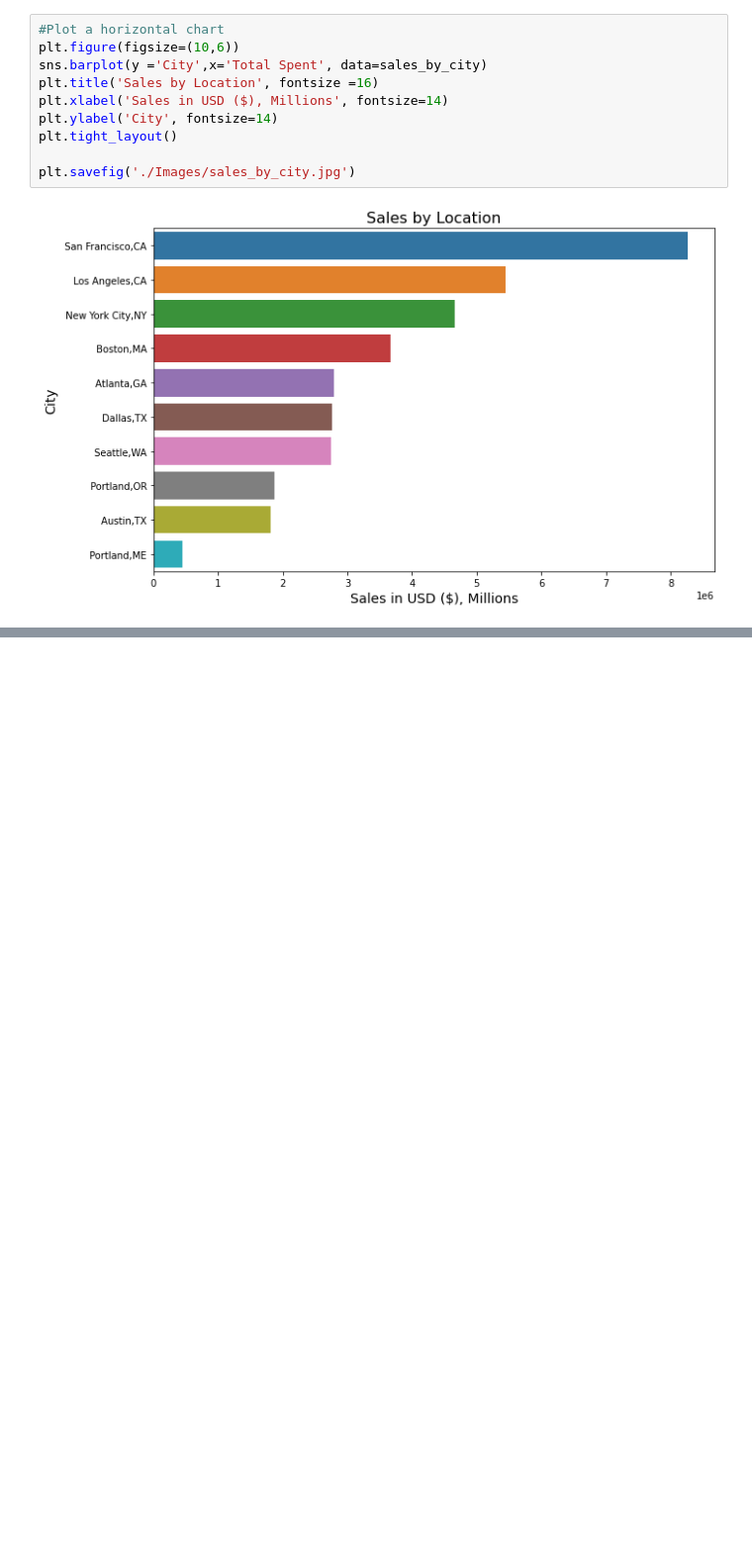
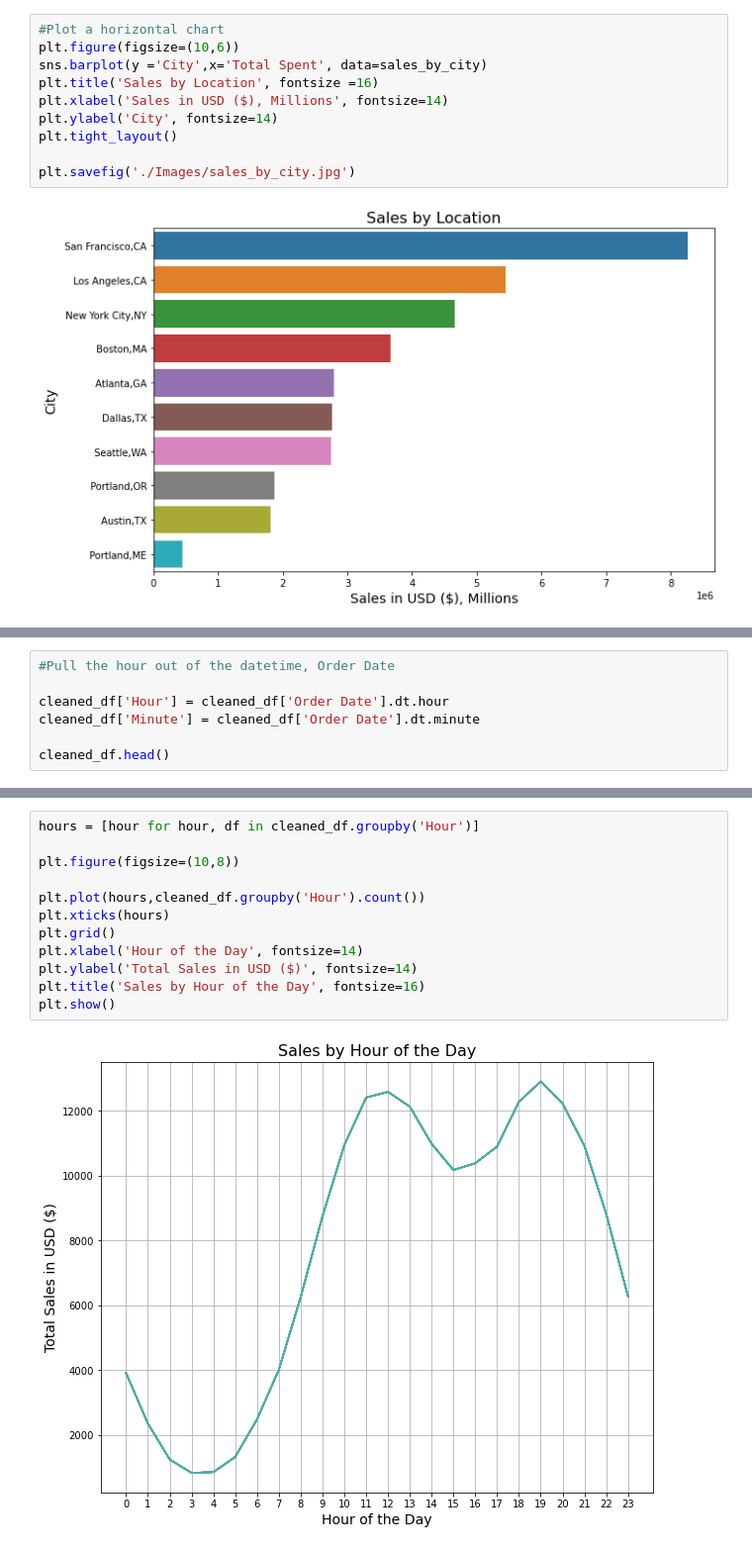
Before and after one commit to aclao89/Sales_Business, a Jupyter notebook: Sales Business .ipynb, the cells around one changed output, grey strips where cells are left out. Shown at 99% size. Drawn from its saved outputs; the diff is of its cells as text; blank space fills up the shorter version.

Commit message:
sales by hour of the day

```diff
--- a/Sales Business .ipynb
+++ b/Sales Business .ipynb
@@ -210,0 +232,7 @@ plt.savefig('./Images/sales_by_city.jpg')
+# %%
+#Pull the hour out of the datetime, Order Date
+
+cleaned_df['Hour'] = cleaned_df['Order Date'].dt.hour
+cleaned_df['Minute'] = cleaned_df['Order Date'].dt.minute
+
+cleaned_df.head()
@@ -210,0 +246,14 @@ plt.savefig('./Images/sales_by_city.jpg')
+# %%
+hours = [hour for hour, df in cleaned_df.groupby('Hour')]
+
+plt.figure(figsize=(10,8))
+
+plt.plot(hours,cleaned_df.groupby('Hour').count())
+plt.xticks(hours)
+plt.grid()
+plt.xlabel('Hour of the Day', fontsize=14)
+plt.ylabel('Total Sales in USD ($)', fontsize=14)
+plt.title('Sales by Hour of the Day', fontsize=16)
+plt.show()
+# %% [output]
+[figure, added]
```
Also changed, not shown: parts of 5 cells of this notebook.
